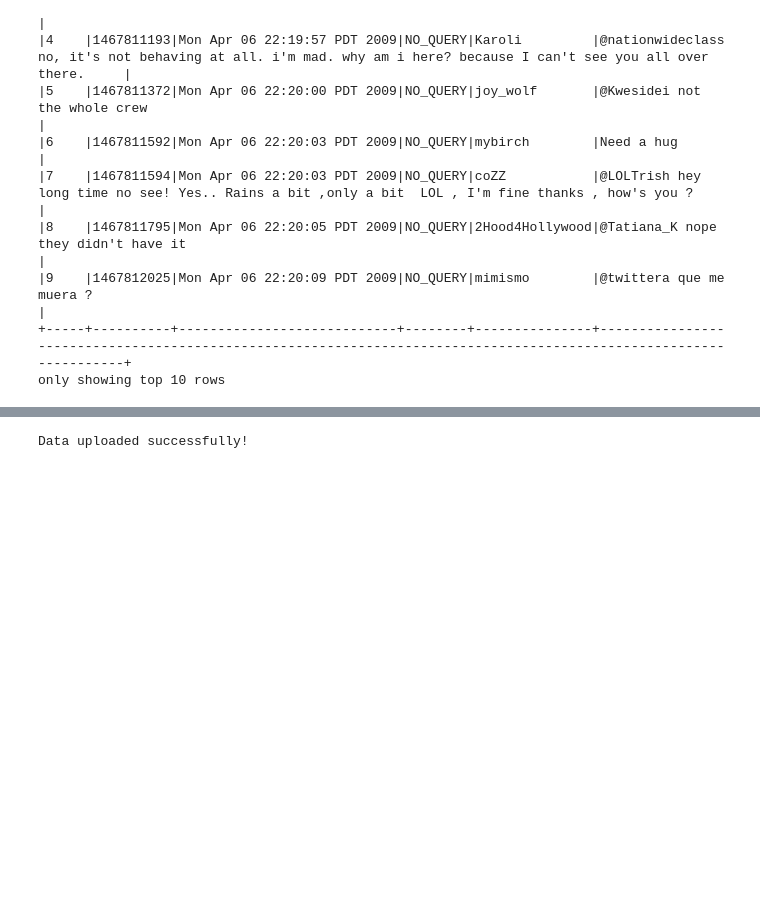
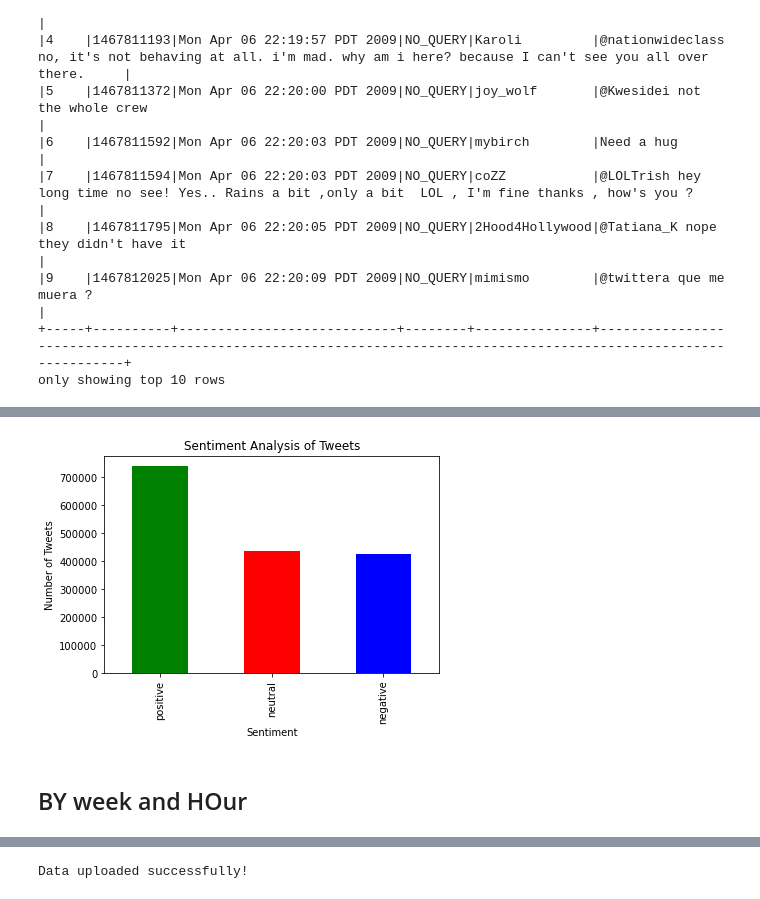
Before and after one commit to CCT2017156/CA2_Sem2, a Jupyter notebook: CA2_Semester2.ipynb, the cells around one changed output, grey strips where cells are left out. Saved outputs shown, nothing was run; the diff lists cells and outputs as text; code cells hidden in the pictures; blank space fills up the shorter version.

Commit message:
NLTK , ARIMA, SARIMA AND RNN
Hyperparameters done

```diff
--- a/CA2_Semester2.ipynb
+++ b/CA2_Semester2.ipynb
@@ -208,0 +203,6 @@ only showing top 20 rows
+# %%
+spark.conf.set("spark.sql.legacy.timeParserPolicy", "LEGACY")
+from pyspark.sql.functions import to_timestamp
+
+
+df = df.withColumn("timestamp", to_timestamp(col("timestamp"), "yyyy-MM-dd HH:mm:ss"))
@@ -208,0 +297,24 @@ only showing top 20 rows
+# %%
+import nltk
+from nltk.sentiment.vader import SentimentIntensityAnalyzer
+from pyspark.sql.functions import col
+
+# Download VADER lexicon
+nltk.download('vader_lexicon')
+sid = SentimentIntensityAnalyzer()
+
+# Function to classify sentiment
+def get_sentiment(tweet):
+    scores = sid.polarity_scores(tweet)
+    if scores['compound'] >= 0.05:
+        return 'positive'
+    elif scores['compound'] <= -0.05:
+        return 'negative'
+    else:
+        return 'neutral'
+
+# Register UDF
+get_sentiment_udf = udf(lambda x: get_sentiment(x), StringType())
+
+# Apply UDF to the DataFrame
+df_sentiment = df_cleaned.withColumn('sentiment', get_sentiment_udf(df_cleaned['cleaned_tweet']))
@@ -208,0 +324,17 @@ only showing top 20 rows
+# %%
+import matplotlib.pyplot as plt
+
+# Convert to Pandas DataFrame
+df_pandas = df_sentiment.select('sentiment').toPandas()
+
+# Plot the sentiment distribution
+sentiment_counts = df_pandas['sentiment'].value_counts()
+sentiment_counts.plot(kind='bar', color=['green', 'red', 'blue'])
+plt.title('Sentiment Analysis of Tweets')
+plt.xlabel('Sentiment')
+plt.ylabel('Number of Tweets')
+plt.show()
+# %% [output]
+[figure, added]
+# %% [markdown]
+## BY week and HOur
```
Also changed, not shown: parts of 33 cells of this notebook.
